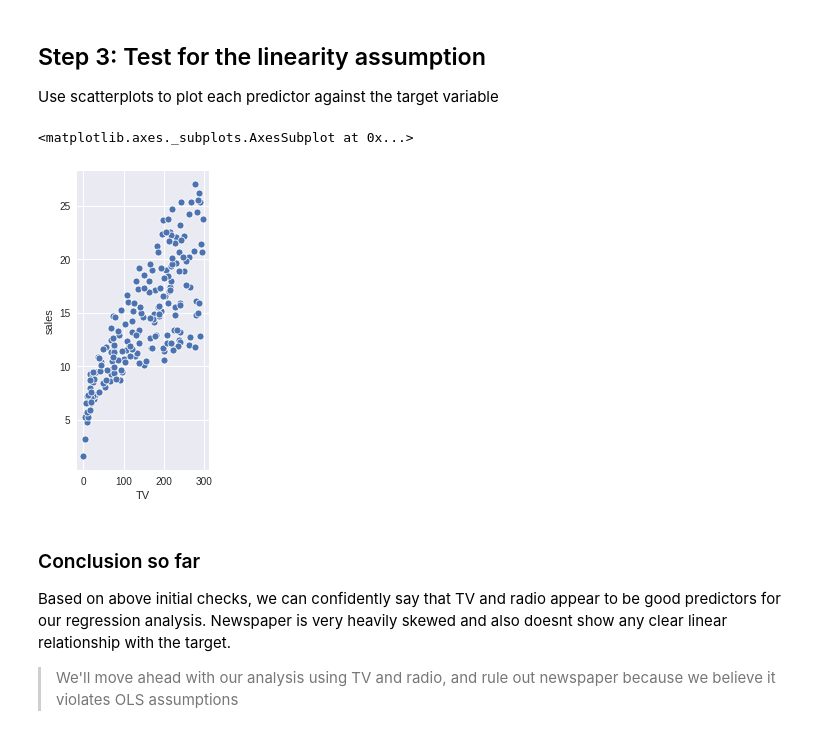
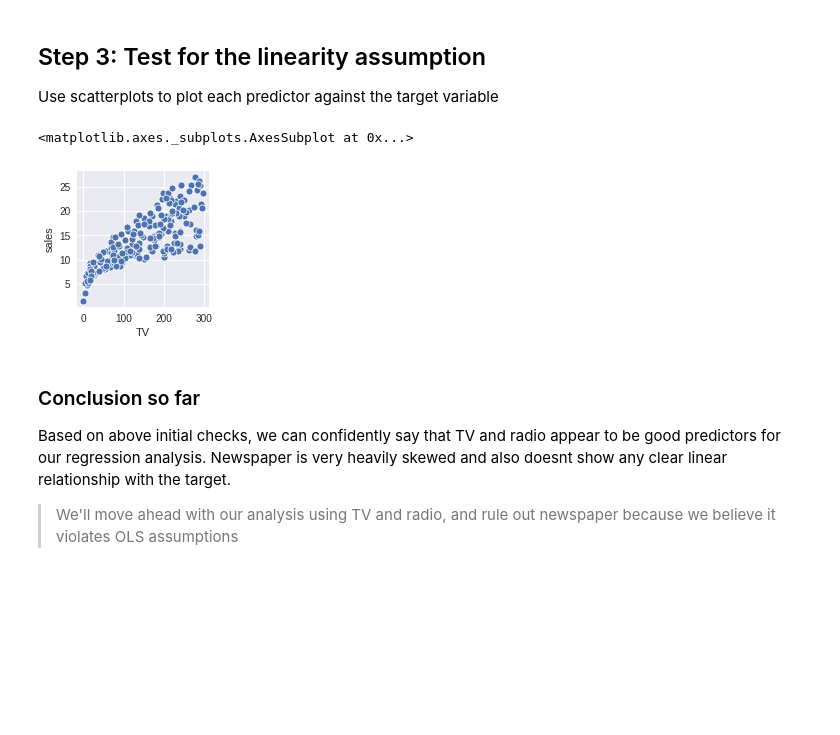
Before and after one commit to fcoba/dsc-ols-statsmodels-lab-dc-ds-career-042219, a Jupyter notebook: index.ipynb, the cells around one changed output. Saved outputs shown, nothing was run; the diff lists cells and outputs as text; code cells hidden in the pictures; blank space fills up the shorter version.

```diff
--- a/index.ipynb
+++ b/index.ipynb
@@ -94,11 +94,11 @@ Use scatterplots to plot each predictor against the target variable
 # %%
 # visualize the relationship between the preditors and the target using scatterplots
 fig = plt.figure()
-ax1 = fig.add_subplot(1,3,1)
+ax1 = fig.add_subplot(2,3,1)
 sns.scatterplot(df['TV'],df['sales'],ax=ax1)
 # %% [output]
 <matplotlib.axes._subplots.AxesSubplot at 0x...>
-[figure, old version]
+[figure, new version]
 # %%
 # Record yor observations on linearity here
 # %% [markdown]
```
